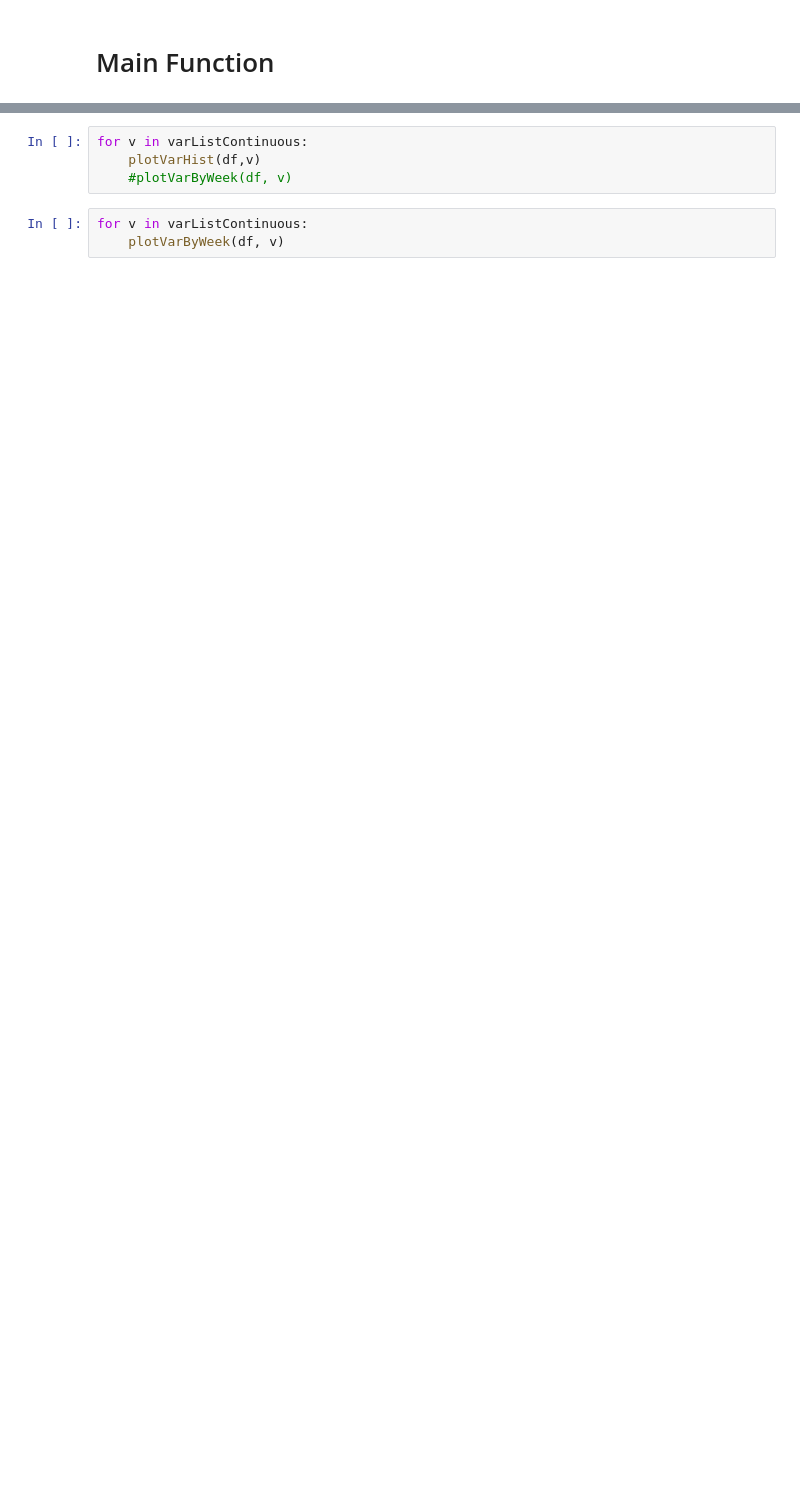
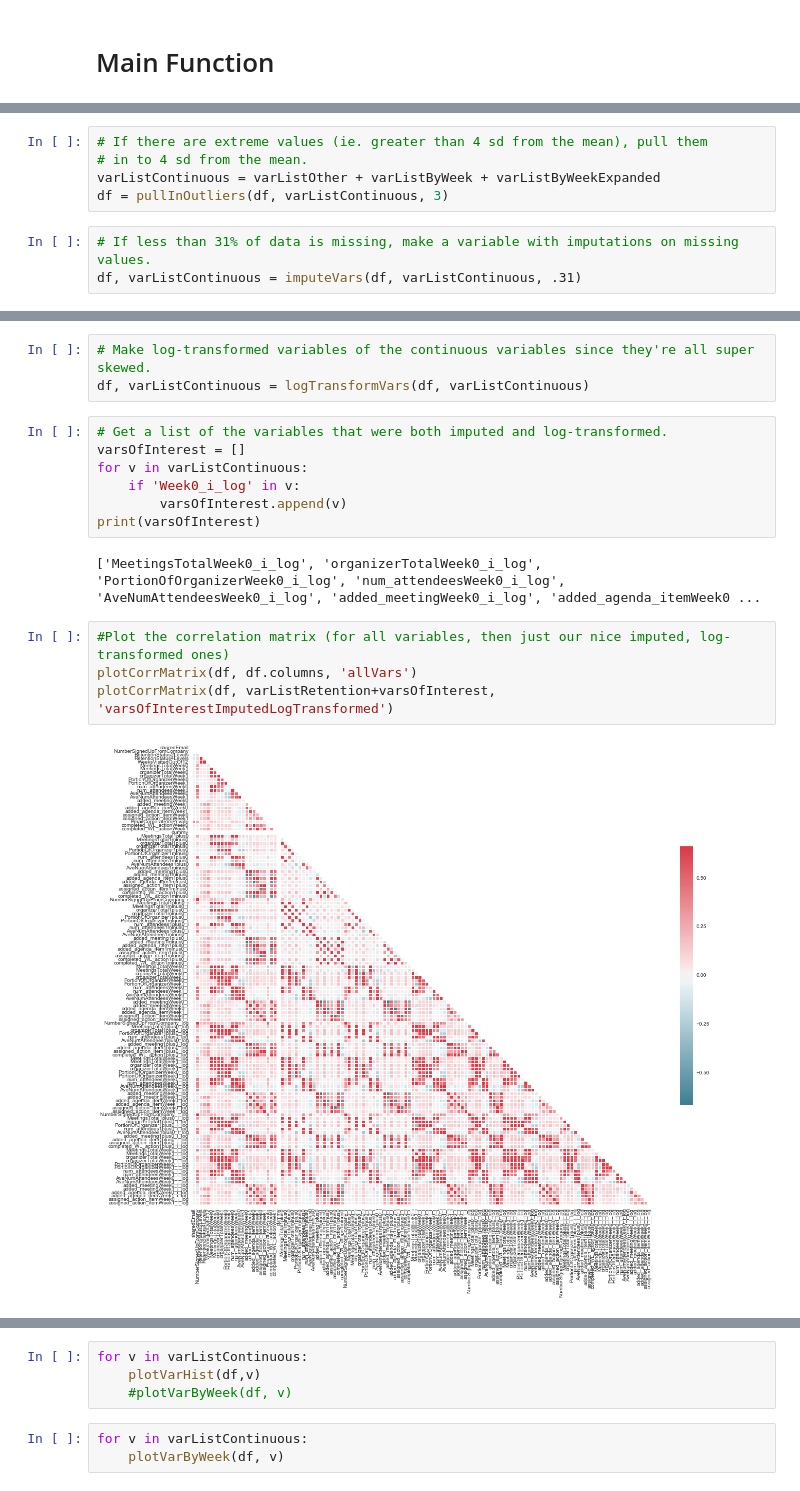
Before and after one commit to briannaschuyler/InsightProject2, a Jupyter notebook: A06_PlotAllDistributions.ipynb, the cells around one changed output, grey strips where cells are left out. Cells and saved outputs as stored; diff of their text form; blank space fills up the shorter version.

```diff
--- a/A06_PlotAllDistributions.ipynb
+++ b/A06_PlotAllDistributions.ipynb
@@ -146,0 +230,8 @@ plotCorrMatrix(df)
+# %%
+# If there are extreme values (ie. greater than 4 sd from the mean), pull them
+# in to 4 sd from the mean.
+varListContinuous = varListOther + varListByWeek + varListByWeekExpanded
+df = pullInOutliers(df, varListContinuous, 3)
+# %%
+# If less than 31% of data is missing, make a variable with imputations on missing values.
+df, varListContinuous = imputeVars(df, varListContinuous, .31)
@@ -146,0 +256,18 @@ plotCorrMatrix(df)
+# %%
+# Make log-transformed variables of the continuous variables since they're all super skewed.
+df, varListContinuous = logTransformVars(df, varListContinuous)
+# %%
+# Get a list of the variables that were both imputed and log-transformed.
+varsOfInterest = []
+for v in varListContinuous:
+    if 'Week0_i_log' in v:
+        varsOfInterest.append(v)
+print(varsOfInterest)
+# %% [output]
+['MeetingsTotalWeek0_i_log', 'organizerTotalWeek0_i_log', 'PortionOfOrganizerWeek0_i_log', 'num_attendeesWeek0_i_log', 'AveNumAttendeesWeek0_i_log', 'added_meetingWeek0_i_log', 'added_agenda_itemWeek0 ...
+# %%
+#Plot the correlation matrix (for all variables, then just our nice imputed, log-transformed ones)
+plotCorrMatrix(df, df.columns, 'allVars')
+plotCorrMatrix(df, varListRetention+varsOfInterest, 'varsOfInterestImputedLogTransformed')
+# %% [output]
+[figure, added]
```
Also changed, not shown: parts of 21 cells of this notebook, 7 other files.
